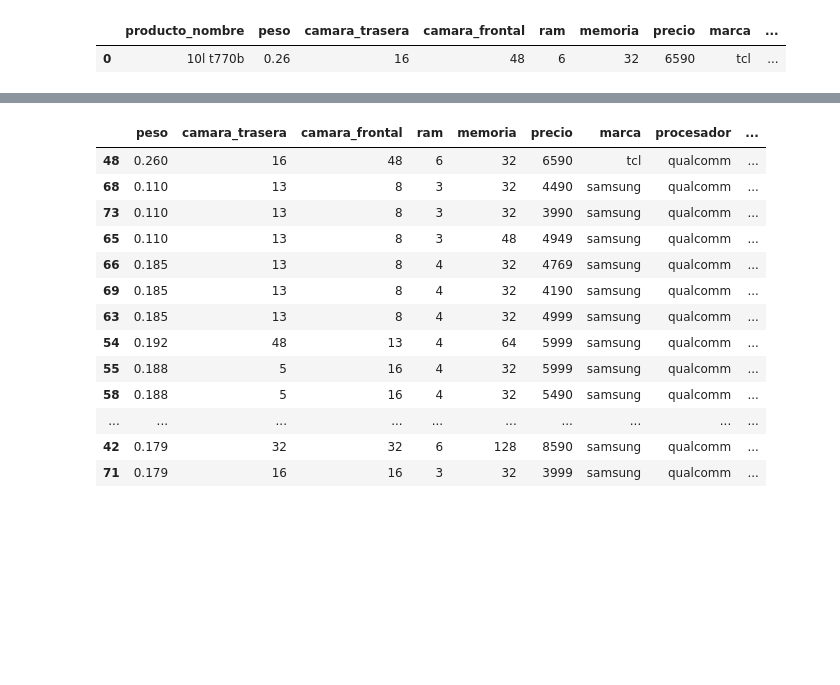
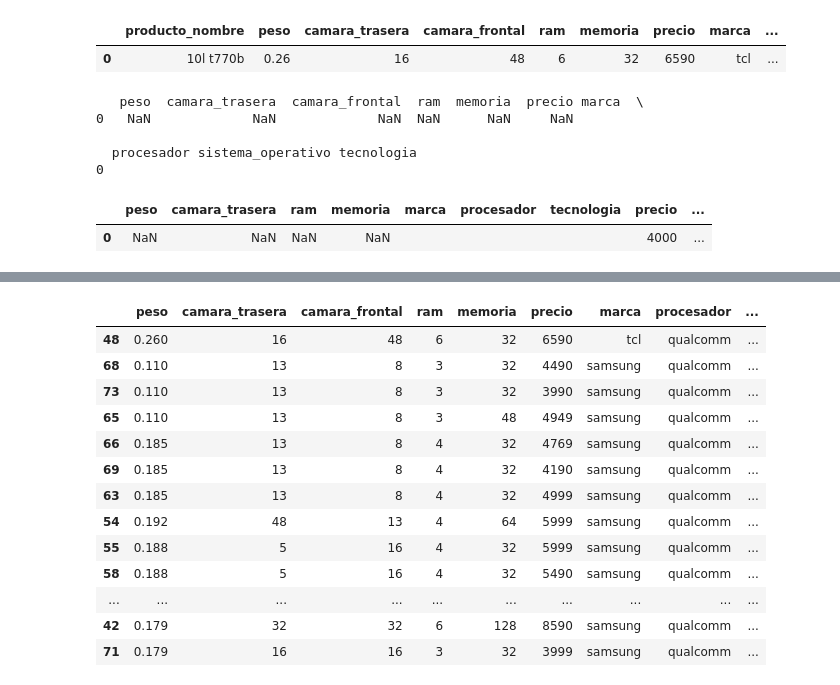
Before and after one commit to yoselalberto/ia_proyecto_final, a Jupyter notebook: modeling.ipynb, the cells around one changed output, grey strips where cells are left out. Drawn from its saved outputs; the diff is of its cells as text; code cells hidden in the pictures; blank space fills up the shorter version.

```diff
--- a/modeling.ipynb
+++ b/modeling.ipynb
@@ -174,3 +196,21 @@ pd.DataFrame({'producto_nombre': ejemplo_prediccion[0]}).merge(df, on = 'product
 # %% [output]
 |  | producto_nombre | peso | camara_trasera | camara_frontal | ram | memoria | precio | marca | ... |
 | 0 | 10l t770b | 0.26 | 16 | 48 | 6 | 32 | 6590 | tcl | ... |
+# %%
+# prediction using incomplete information
+example_partial = pd.DataFrame({'precio': 4000, 'sistema_operativo': 'android', 'camara_frontal': 2}, index = [0])
+# add missing columns
+# empty dataframe
+df_empty = pd.DataFrame([[np.nan, np.nan, np.nan, np.nan, np.nan, np.nan, '', '', '', '']], columns = columnas_predictoras)
+# substituyo valores
+print(df_empty)
+df_example_partial = pd.concat([df_empty.drop(columns = example_partial.columns), example_partial], axis = 1)
+df_example_partial
+# %% [output]
+   peso  camara_trasera  camara_frontal  ram  memoria  precio marca  \
+0   NaN             NaN             NaN  NaN      NaN     NaN
+
+  procesador sistema_operativo tecnologia
+0
+|  | peso | camara_trasera | ram | memoria | marca | procesador | tecnologia | precio | ... |
+| 0 | NaN | NaN | NaN | NaN |  |  |  | 4000 | ... |
```
Also changed, not shown: parts of 4 cells of this notebook.
